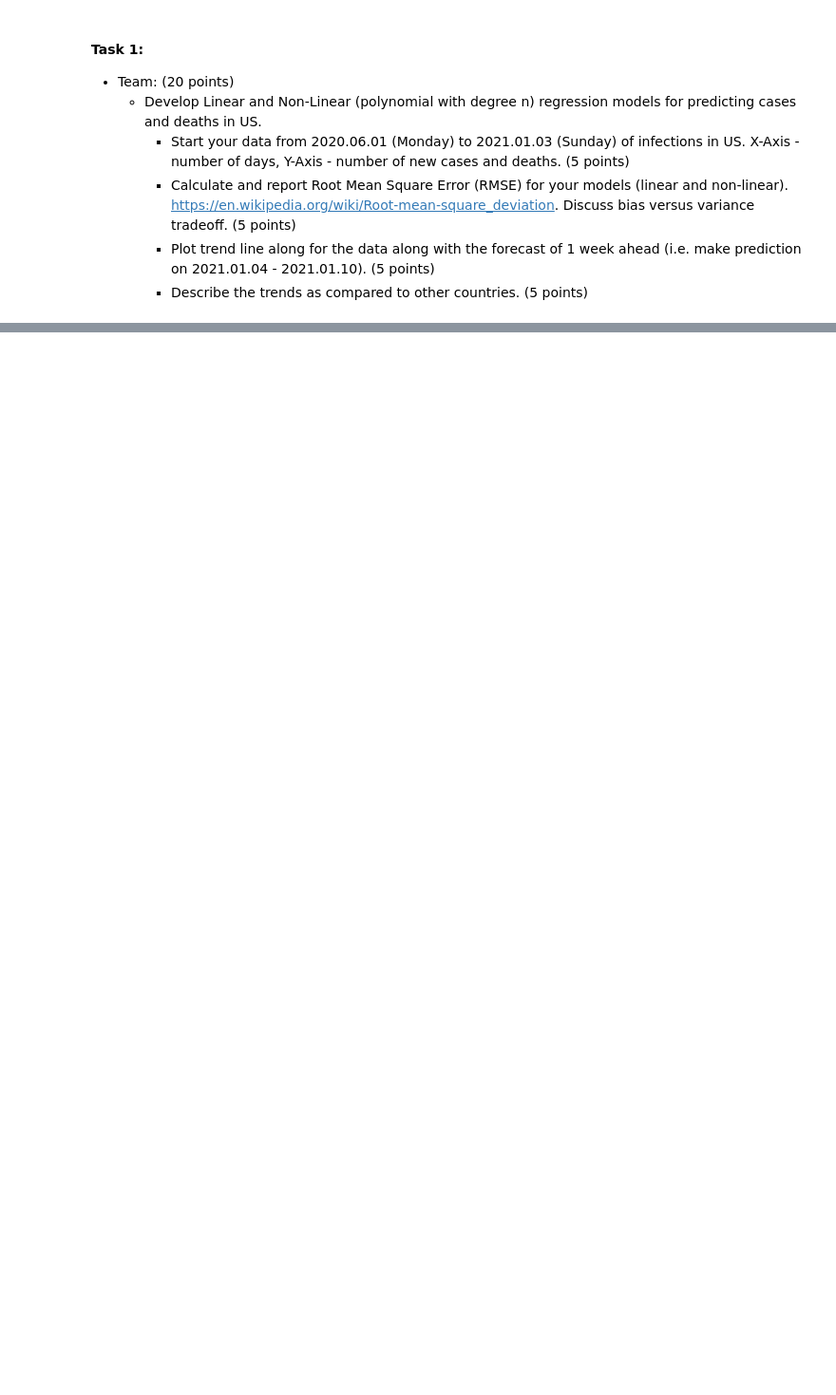
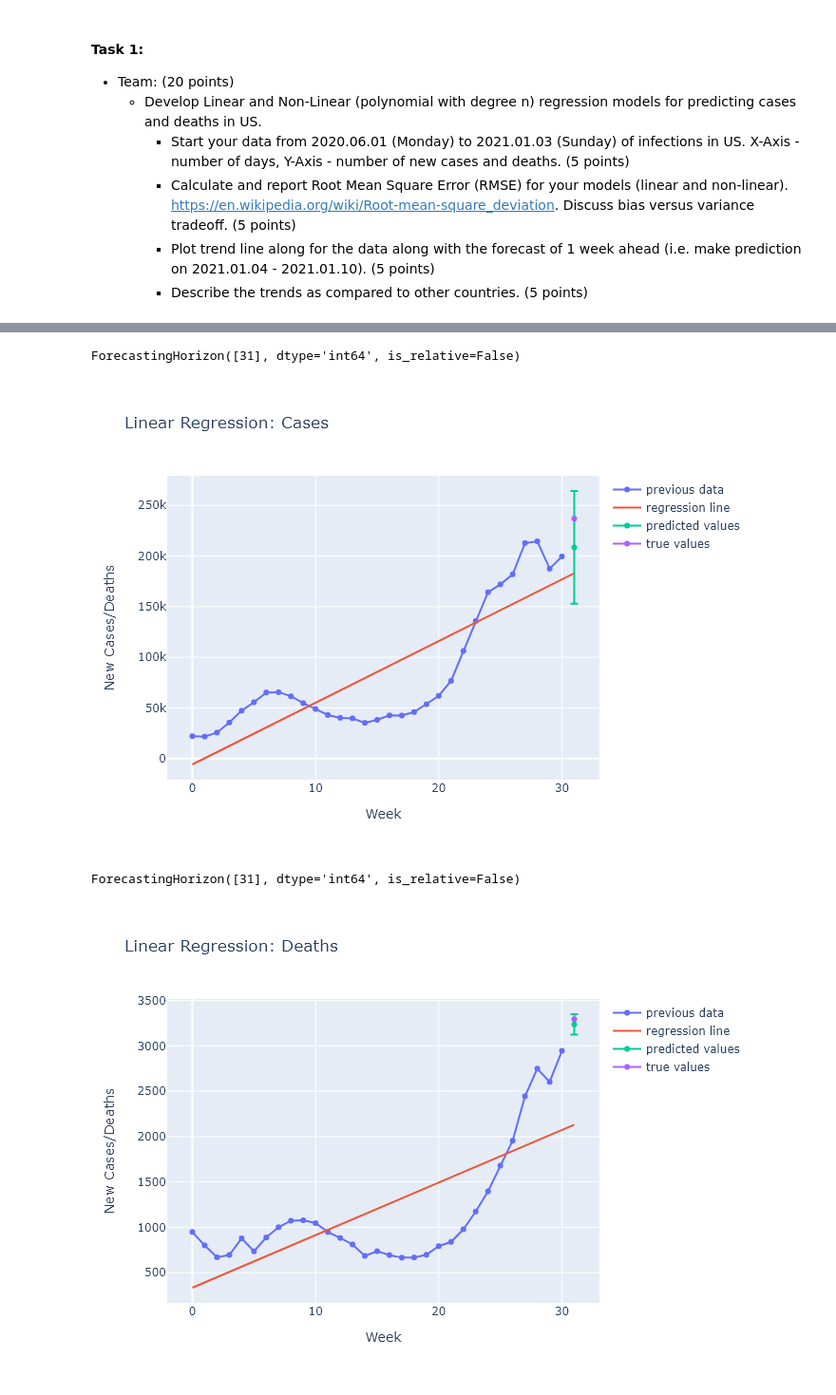
Before and after one commit to aiwayemi/Group-1, a Jupyter notebook: Project_Stage_4_Team.ipynb, the cells around one changed output, grey strips where cells are left out. Shown: that part at 95% size. Saved outputs shown, nothing was run; the diff lists cells and outputs as text; code cells hidden in the pictures; blank space fills up the shorter version.

```diff
--- a/Project_Stage_4_Team.ipynb
+++ b/Project_Stage_4_Team.ipynb
@@ -80,6 +78,6 @@ plt.plot(cases_weeks["week"], cases_weeks["sum"])
 # %%
-#currently tweaking this one
-def create_plot(data_weekly, degree = 1, title = None):
+# Regression plot function (does both linear and polynomial)
+def create_reg_plot(data_weekly, degree = 1, title = None):
     #data_dates = get_dates(data)
     #data_weekly = get_weekly(data_dates)
     #Make cases have an int rather than a date for regression.
@@ -88,17 +86,34 @@ def create_plot(data_weekly, degree = 1, title = None):
     y = data_weekly["sum"]
 
     y_train, y_test = temporal_train_test_split(y, test_size=1)
-    regressor = make_pipeline(PolynomialFeatures(degree), LinearRegression())
+    poly_features = PolynomialFeatures(degree = degree)
+    regressor = make_pipeline(poly_features, LinearRegression())
     fh = ForecastingHorizon(y_test.index, is_relative=False)
     forecaster = make_reduction(regressor, window_length=1, strategy="recursive")
-    ##X = np.array(data_weekly["week"]).reshape(-1,1)
+    print(fh)
 
+    # Get regression line (lin_reg)
+    X = np.array(data_weekly["week"]).reshape(-1,1)
+    X_poly = poly_features.fit_transform(X)
+    #print(X_poly)
+
+    lin_reg = LinearRegression()
+    lin_reg.fit(X_poly, data_weekly["sum"])
+
+    X_reg = poly_features.fit_transform(np.array([i for i in range(len(data_weekly))]).reshape(-1,1))
+    X_plot = np.array([i for i in range(len(data_weekly))]).reshape(-1,1)
+    y_reg = lin_reg.predict(X_reg)
+
+    reg_df = pd.DataFrame(X_plot, columns = ["X_plot"])
+    y_frame = pd.DataFrame(y_reg, columns = ["y_reg"])
+
+    reg_df = reg_df.join(y_frame)
+
+    # Predict next week of data
     forecaster.fit(y_train)
     y_predict = forecaster.predict(fh)
-    #print(sum(data_weekly["week"])/len(data_weekly["week"]))
-    #print(y_err)
-    #print(x_err)
-    std_error = math.sqrt(mean_squared_error(y_test,y_predict))
+
+    std_error = np.sqrt(mean_squared_error(y_test,y_predict))
     #print(std_error)
 
     intervel = 1.96 * std_error
@@ -106,6 +121,7 @@ def create_plot(data_weekly, degree = 1, title = None):
     #Initial plot
     fig = go.Figure()
     fig.add_trace(go.Scatter(x=y_train.index, y=y_train, mode='lines+markers', name="previous data"))
+    fig.add_trace(go.Scatter(x=reg_df["X_plot"], y=reg_df["y_reg"], mode='lines', name="regression line"))
     fig.add_trace(go.Scatter(x=y_predict.index, y=y_predict, mode='lines+markers', name="predicted values",
                             error_y = {"type": "constant", "value": intervel}))
     fig.add_trace(go.Scatter(x=y_test.index, y=y_test, mode='lines+markers', name="true values"))
@@ -120,5 +136,6 @@ def create_plot(data_weekly, degree = 1, title = None):
         #plt.title(title)
         fig.update_layout(title = title)
 
-    fig.show()
-    #IPython.display.display(IPython.display.Image(fig.to_image(format = "png"))) #Return static image for viewing
+    #fig.show()
+    IPython.display.display(IPython.display.Image(fig.to_image(format = "png"))) #Return static image for viewing
+    #return fig
@@ -139,0 +142,9 @@ create_plot(deaths_weeks, degree = degree, title="Polynomial Regression: Deaths"
+# %%
+# Plot Linear Regression
+create_reg_plot(cases_weeks, title="Linear Regression: Cases")
+create_reg_plot(deaths_weeks, title="Linear Regression: Deaths")
+# %% [output]
+ForecastingHorizon([31], dtype='int64', is_relative=False)
+[figure, added]
+ForecastingHorizon([31], dtype='int64', is_relative=False)
+[figure, added]
```
Also changed, not shown: parts of 7 cells of this notebook.
